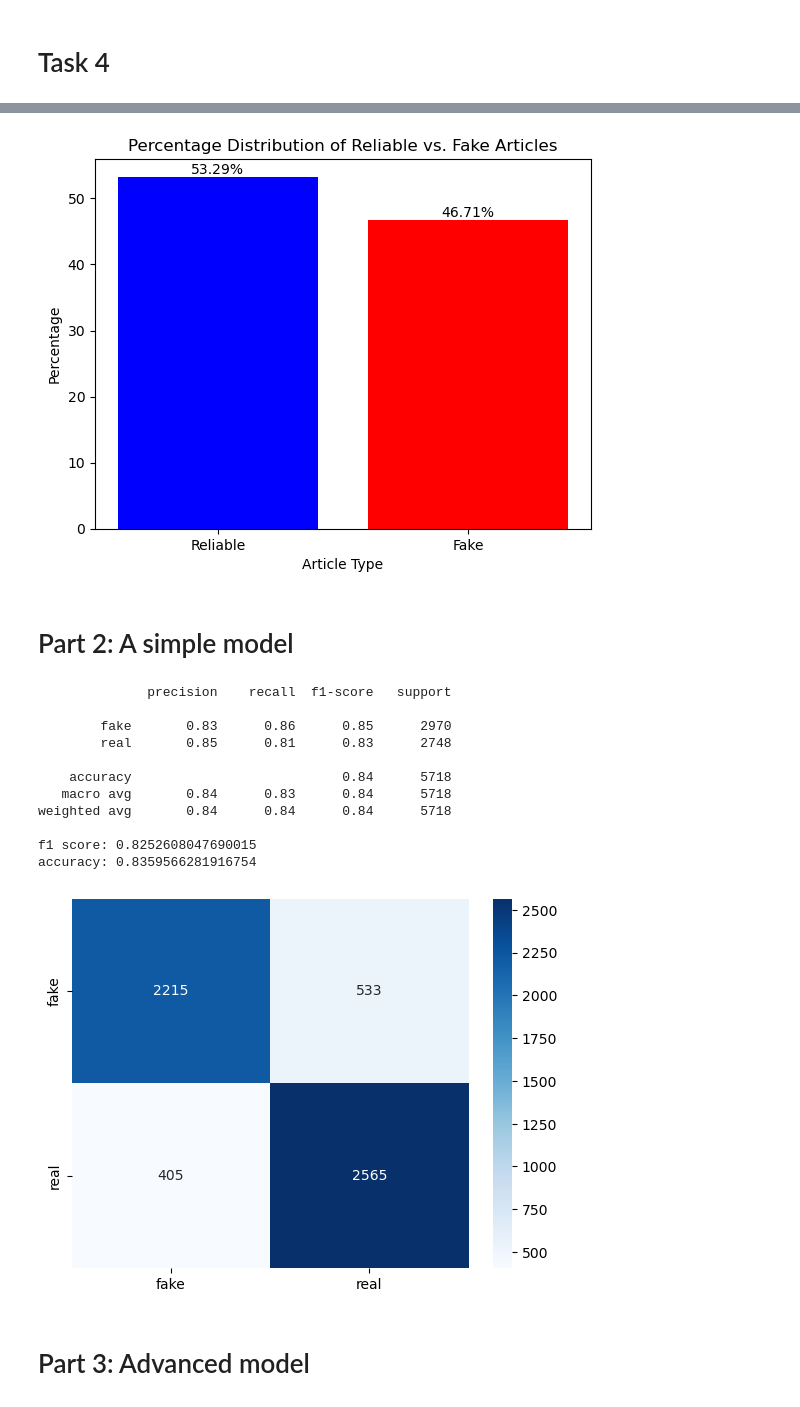
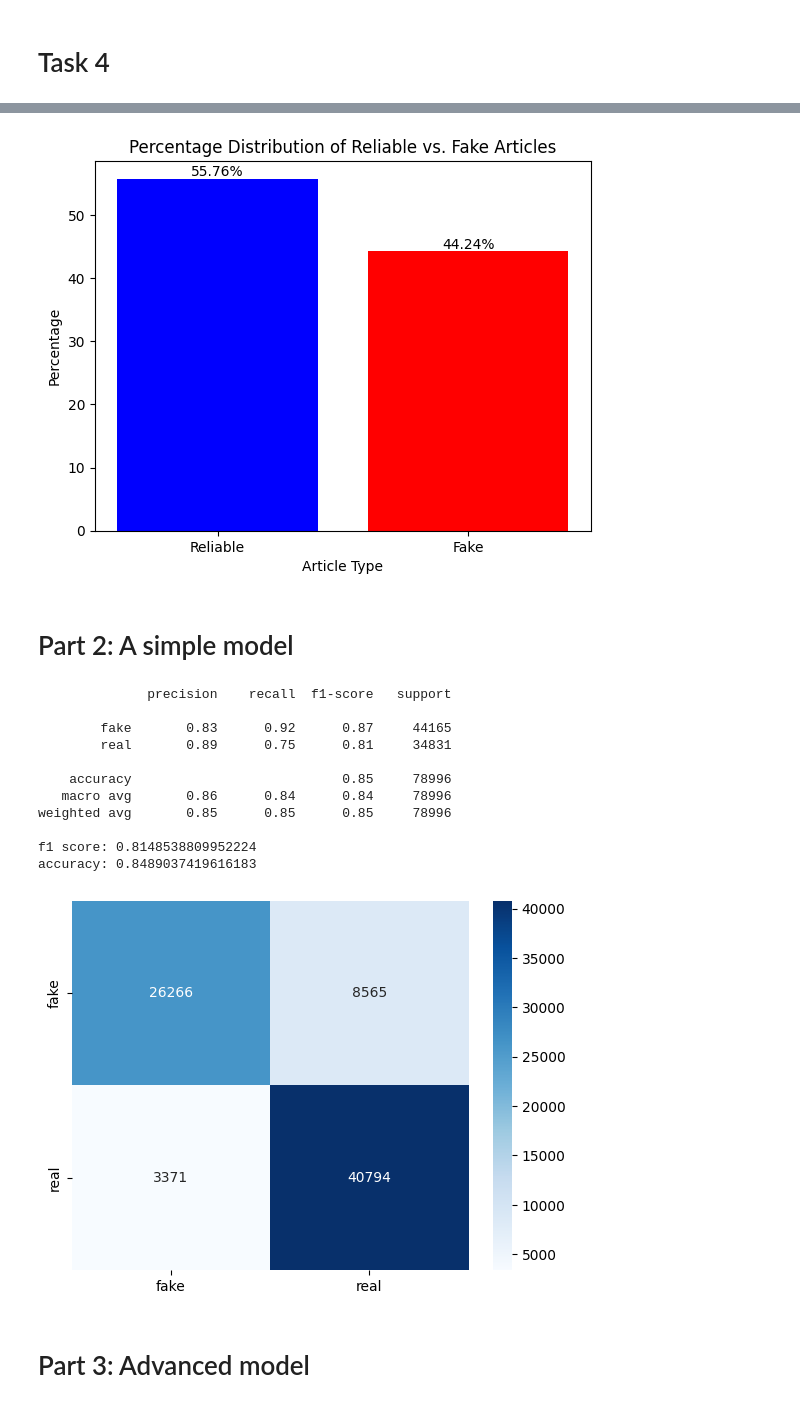
Before and after one commit to BogiSyderbo/FakeNewsProject, a Jupyter notebook: FakeNewsProject.ipynb, the cells around one changed output, grey strips where cells are left out. Cells and saved outputs as stored; diff of their text form; code cells hidden in the pictures.

```diff
--- a/FakeNewsProject.ipynb
+++ b/FakeNewsProject.ipynb
@@ -165,7 +191,7 @@ import numpy as np
 import matplotlib.pyplot as plt
 from sklearn.model_selection import train_test_split
 
-df = pd.read_csv('cleaned_news_sample.csv', usecols=['tokenized', 'type'], engine='c', dtype = str, nrows=70000)
+df = pd.read_csv('cleaned_news_sample.csv', usecols=['tokenized', 'type'], engine='c', dtype = str)
 dfcpy = df.copy()
 
 
@@ -214,7 +240,7 @@ plt.ylabel('Percentage')
 plt.title('Percentage Distribution of Reliable vs. Fake Articles')
 plt.show()
 # %% [output]
-[figure, old version]
+[figure, new version]
 # %%
 import sklearn.metrics as metrics
 import seaborn as sns
@@ -233,35 +259,33 @@ def evaluate_model(y_val, y_pred):
 # %% [markdown]
 # Part 2: A simple model
 # %%
-import seaborn as sns
 from sklearn.linear_model import LogisticRegression
 from sklearn.feature_extraction.text import TfidfVectorizer
-import sklearn.metrics as metrics
 from sklearn.preprocessing import StandardScaler
 from sklearn.pipeline import Pipeline
 
 # scaling the data
 model = Pipeline([("tfidf", TfidfVectorizer()),
                 ("scaler", StandardScaler(with_mean=False)),
-                ("log_reg", LogisticRegression(solver='sag',max_iter=10000))])
+                ("log_reg", LogisticRegression(solver='sag', C=0.1))])
 # prøv at sætte c lavere
 
 model.fit(x_train, y_train)
 y_pred = model.predict(x_val)
 evaluate_model(y_val, y_pred)
 # %% [output]
               precision    recall  f1-score   support
 
-        fake       0.83      0.86      0.85      2970
-        real       0.85      0.81      0.83      2748
+        fake       0.83      0.92      0.87     44165
+        real       0.89      0.75      0.81     34831
 
-    accuracy                           0.84      5718
-   macro avg       0.84      0.83      0.84      5718
-weighted avg       0.84      0.84      0.84      5718
+    accuracy                           0.85     78996
+   macro avg       0.86      0.84      0.84     78996
+weighted avg       0.85      0.85      0.85     78996
 
-f1 score: 0.8252608047690015
-accuracy: 0.8359566281916754
+f1 score: 0.8148538809952224
+accuracy: 0.8489037419616183
-[figure, old version]
+[figure, new version]
 # %% [markdown]
 # Part 3: Advanced model
 # %% [markdown]
```
Also changed, not shown: parts of 20 cells of this notebook, 1 other file.
